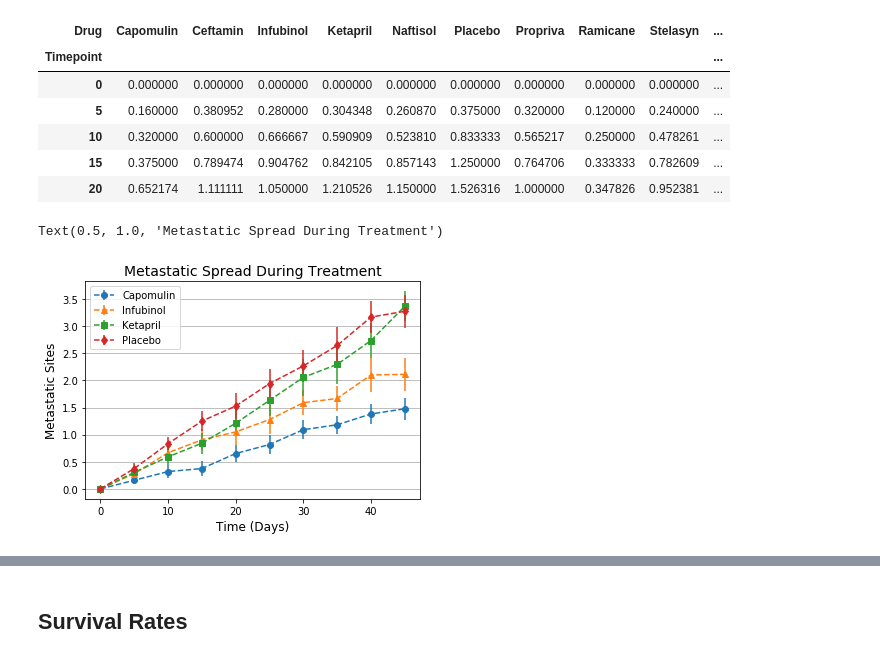
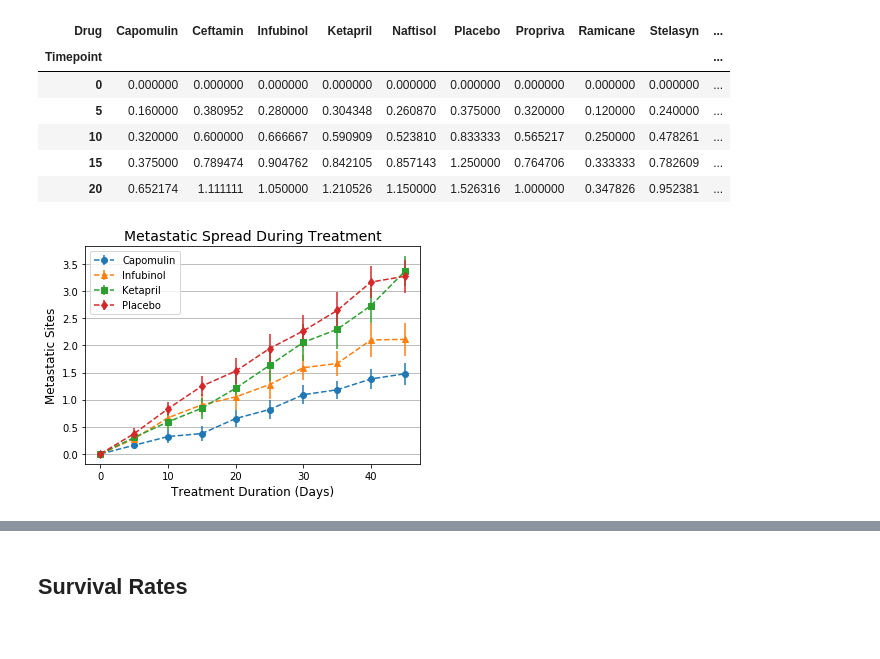
Before and after one commit to davidjaimes/anti-cancer-pharmaceutical-study, a Jupyter notebook: pymaceuticals.ipynb, the cells around one changed output, grey strips where cells are left out. Saved outputs shown, nothing was run; the diff lists cells and outputs as text; code cells hidden in the pictures.

```diff
--- a/pymaceuticals.ipynb
+++ b/pymaceuticals.ipynb
@@ -155,18 +155,18 @@ meta_site.head()
 # %%
 # Generate the Plot (with Error Bars)
 for d, m in zip(drugs, marker):
     plt.errorbar(
         meta_site.index,
         meta_site[d],
         sem_meta[d],
         marker=m, label=d, ls='--')
 plt.legend()
 plt.grid(axis='y')
-plt.xlabel('Time (Days)', size=12)
+plt.xlabel('Treatment Duration (Days)', size=12)
 plt.ylabel('Metastatic Sites', size=12)
 plt.title('Metastatic Spread During Treatment', size=14)
 
 # Save the Figure
+plt.savefig('spread.png')
 # %% [output]
-Text(0.5, 1.0, 'Metastatic Spread During Treatment')
-[figure, old version]
+[figure, new version]
```
Also changed, not shown: parts of 5 cells of this notebook, 1 other file.
